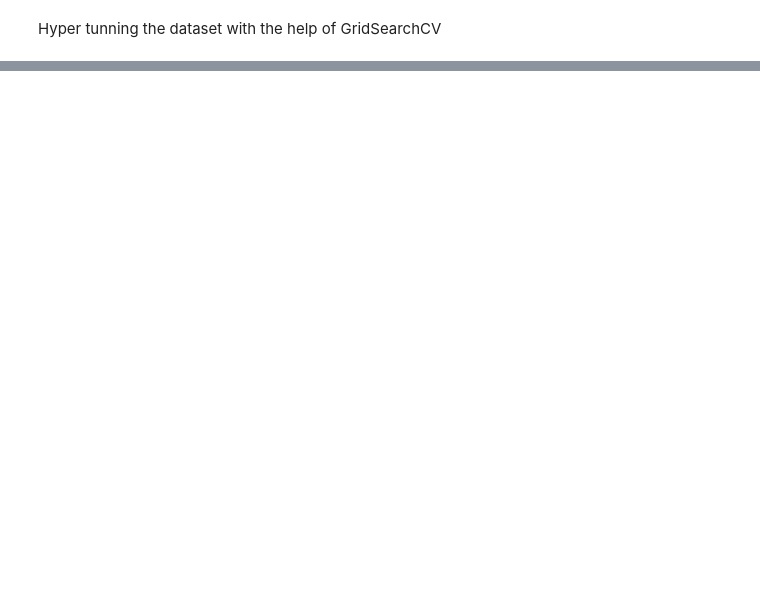
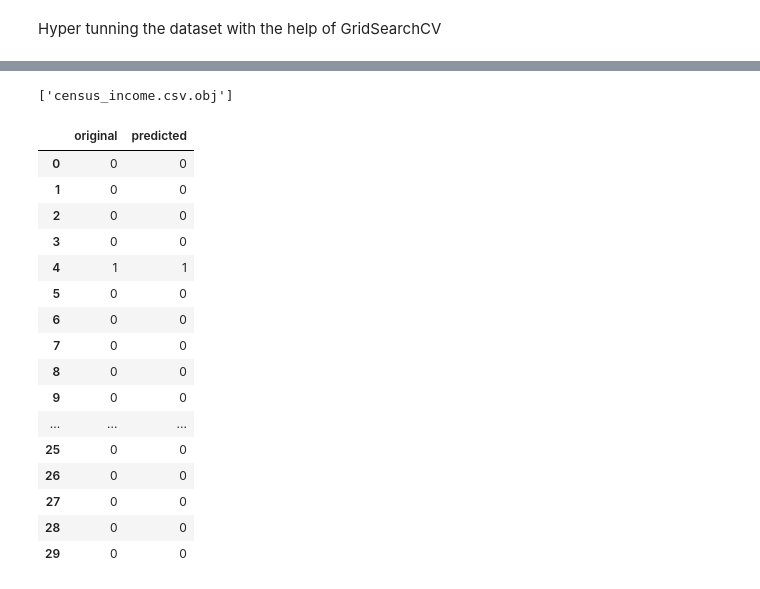
Before and after one commit to shobhapokhriyal/Shobha, a Jupyter notebook: census_income.csv.ipynb, the cells around one changed output, grey strips where cells are left out. Cells and saved outputs as stored; diff of their text form; code cells hidden in the pictures; blank space fills up the shorter version.

Commit message:
Add files via upload
Census income prediction

```diff
--- a/census_income.csv.ipynb
+++ b/census_income.csv.ipynb
@@ -288,0 +616,5 @@ accuracy_score(y_test,GCV_pred)
+# %%
+import joblib
+joblib.dump(rf,"census_income.csv.obj")
+# %% [output]
+['census_income.csv.obj']
@@ -288,0 +623,25 @@ accuracy_score(y_test,GCV_pred)
+# %%
+import numpy as np
+a=np.array(y_test)
+predicted=np.array(rf.predict(x_test))
+df_com=pd.DataFrame({"original":a,"predicted":predicted},index=range(len(a)))
+# %%
+df_com
+# %% [output]
+|  | original | predicted |
+| 0 | 0 | 0 |
+| 1 | 0 | 0 |
+| 2 | 0 | 0 |
+| 3 | 0 | 0 |
+| 4 | 1 | 1 |
+| 5 | 0 | 0 |
+| 6 | 0 | 0 |
+| 7 | 0 | 0 |
+| 8 | 0 | 0 |
+| 9 | 0 | 0 |
+| ... | ... | ... |
+| 25 | 0 | 0 |
+| 26 | 0 | 0 |
+| 27 | 0 | 0 |
+| 28 | 0 | 0 |
+| 29 | 0 | 0 |
```
Also changed, not shown: parts of 46 cells of this notebook.
